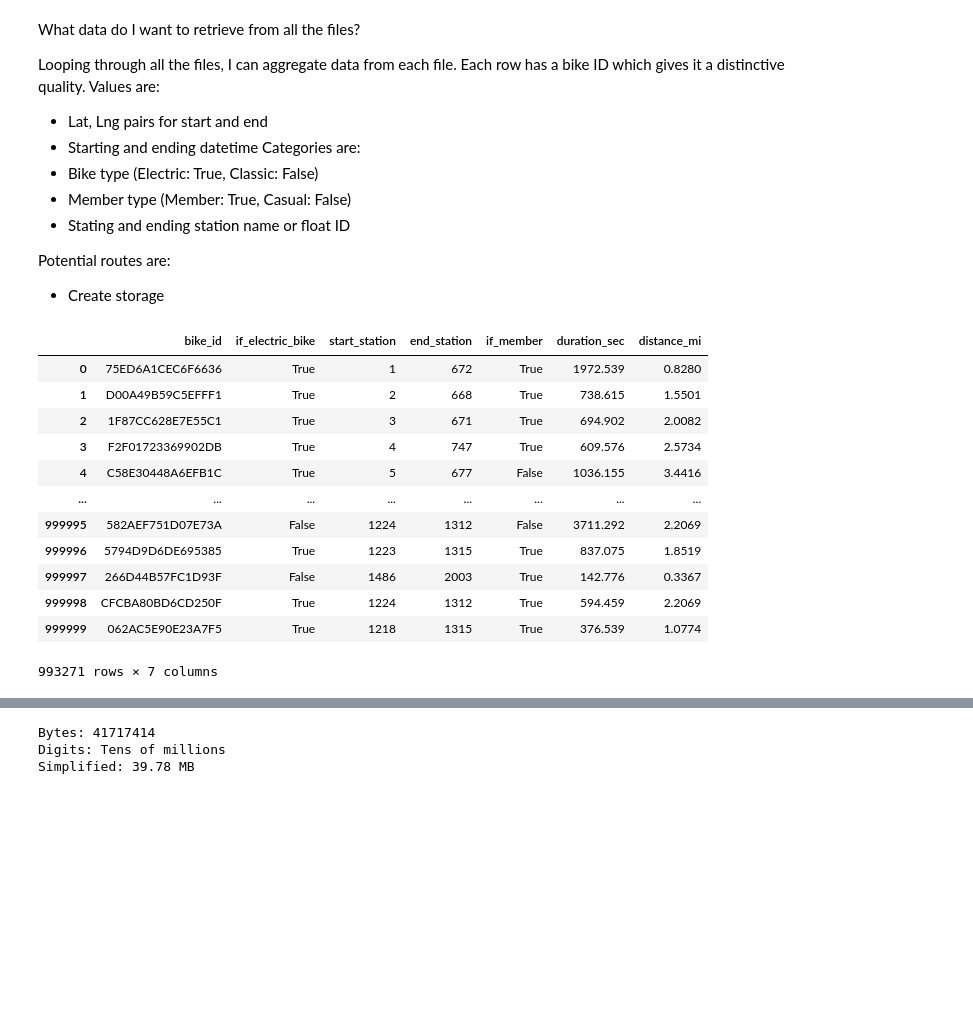
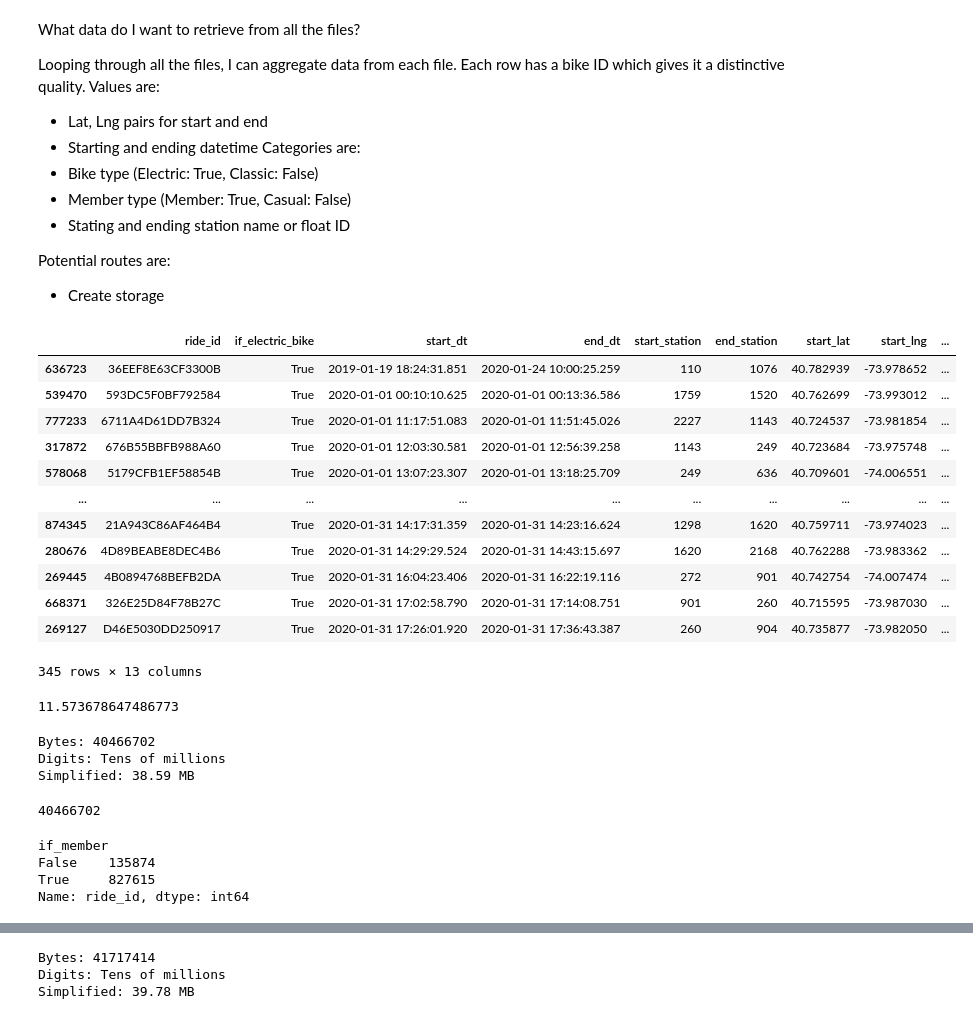
Before and after one commit to Neelka96/CitiBikes, a Jupyter notebook: explorer.ipynb, the cells around one changed output, grey strips where cells are left out. Drawn from its saved outputs; the diff is of its cells as text; code cells hidden in the pictures; blank space fills up the shorter version.

```diff
--- a/explorer.ipynb
+++ b/explorer.ipynb
@@ -301,0 +309,24 @@ feats = Features(df2)
+# %%
+df, _ = csv_to_df(dir_nyc, 2020, 0)
+feats = Features(df)
+# %%
+test = feats.main_df
+test.loc[test['if_electric_bike'] == True].sort_values('start_dt')
+# %% [output]
+|  | ride_id | if_electric_bike | start_dt | end_dt | start_station | end_station | start_lat | start_lng | ... |
+| 636723 | 36EEF8E63CF3300B | True | 2019-01-19 18:24:31.851 | 2020-01-24 10:00:25.259 | 110 | 1076 | 40.782939 | -73.978652 | ... |
+| 539470 | 593DC5F0BF792584 | True | 2020-01-01 00:10:10.625 | 2020-01-01 00:13:36.586 | 1759 | 1520 | 40.762699 | -73.993012 | ... |
+| 777233 | 6711A4D61DD7B324 | True | 2020-01-01 11:17:51.083 | 2020-01-01 11:51:45.026 | 2227 | 1143 | 40.724537 | -73.981854 | ... |
+| 317872 | 676B55BBFB988A60 | True | 2020-01-01 12:03:30.581 | 2020-01-01 12:56:39.258 | 1143 | 249 | 40.723684 | -73.975748 | ... |
+| 578068 | 5179CFB1EF58854B | True | 2020-01-01 13:07:23.307 | 2020-01-01 13:18:25.709 | 249 | 636 | 40.709601 | -74.006551 | ... |
+| ... | ... | ... | ... | ... | ... | ... | ... | ... | ... |
+| 874345 | 21A943C86AF464B4 | True | 2020-01-31 14:17:31.359 | 2020-01-31 14:23:16.624 | 1298 | 1620 | 40.759711 | -73.974023 | ... |
+| 280676 | 4D89BEABE8DEC4B6 | True | 2020-01-31 14:29:29.524 | 2020-01-31 14:43:15.697 | 1620 | 2168 | 40.762288 | -73.983362 | ... |
+| 269445 | 4B0894768BEFB2DA | True | 2020-01-31 16:04:23.406 | 2020-01-31 16:22:19.116 | 272 | 901 | 40.742754 | -74.007474 | ... |
+| 668371 | 326E25D84F78B27C | True | 2020-01-31 17:02:58.790 | 2020-01-31 17:14:08.751 | 901 | 260 | 40.715595 | -73.987030 | ... |
+| 269127 | D46E5030DD250917 | True | 2020-01-31 17:26:01.920 | 2020-01-31 17:36:43.387 | 260 | 904 | 40.735877 | -73.982050 | ... |
+345 rows × 13 columns
+# %%
+6999760.846 / 60 / 60 / 24 / 7
+# %% [output]
+11.573678647486773
@@ -302,18 +343,17 @@ feats = Features(df2)
+# %%
+feats = Features(df2)
+feats.main_df
+# %% [output]
+Bytes: 40466702
+Digits: Tens of millions
+Simplified: 38.59 MB
+40466702
 # %%
-feats.main_df
+feats.main_df.groupby('if_member')['ride_id'].count()
 # %% [output]
-|  | bike_id | if_electric_bike | start_station | end_station | if_member | duration_sec | distance_mi |
-| 0 | 75ED6A1CEC6F6636 | True | 1 | 672 | True | 1972.539 | 0.8280 |
-| 1 | D00A49B59C5EFFF1 | True | 2 | 668 | True | 738.615 | 1.5501 |
-| 2 | 1F87CC628E7E55C1 | True | 3 | 671 | True | 694.902 | 2.0082 |
-| 3 | F2F01723369902DB | True | 4 | 747 | True | 609.576 | 2.5734 |
-| 4 | C58E30448A6EFB1C | True | 5 | 677 | False | 1036.155 | 3.4416 |
-| ... | ... | ... | ... | ... | ... | ... | ... |
-| 999995 | 582AEF751D07E73A | False | 1224 | 1312 | False | 3711.292 | 2.2069 |
-| 999996 | 5794D9D6DE695385 | True | 1223 | 1315 | True | 837.075 | 1.8519 |
-| 999997 | 266D44B57FC1D93F | False | 1486 | 2003 | True | 142.776 | 0.3367 |
-| 999998 | CFCBA80BD6CD250F | True | 1224 | 1312 | True | 594.459 | 2.2069 |
-| 999999 | 062AC5E90E23A7F5 | True | 1218 | 1315 | True | 376.539 | 1.0774 |
-993271 rows × 7 columns
+if_member
+False    135874
+True     827615
+Name: ride_id, dtype: int64
 # %%
 feats.main_df.sort_values('duration_sec', ascending = False).head()
```
Also changed, not shown: parts of 12 cells of this notebook, 3 other files.
